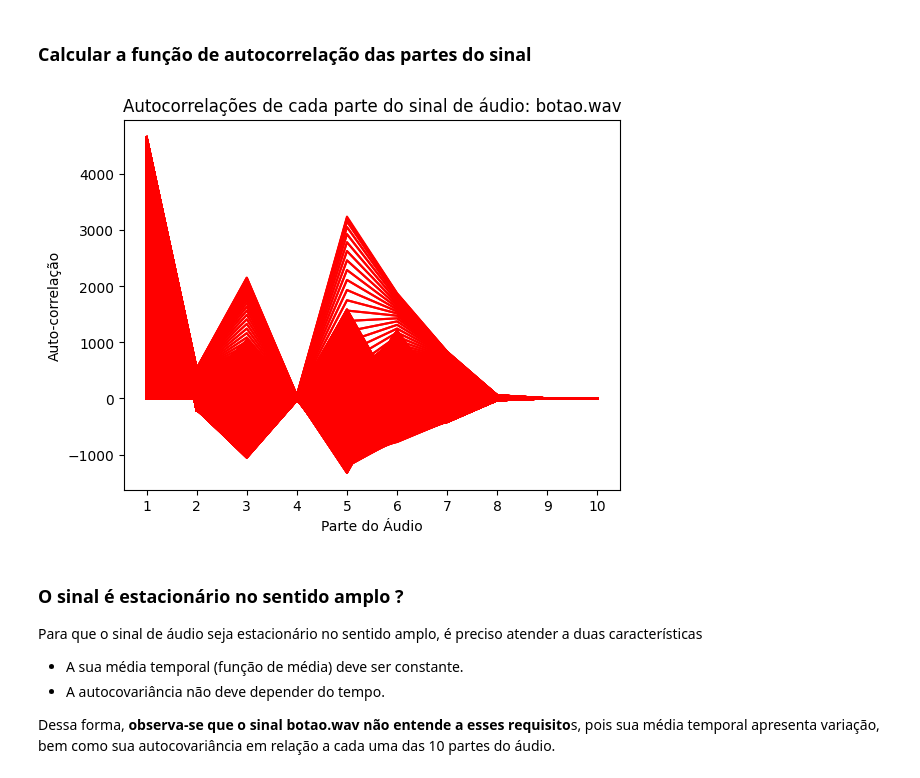
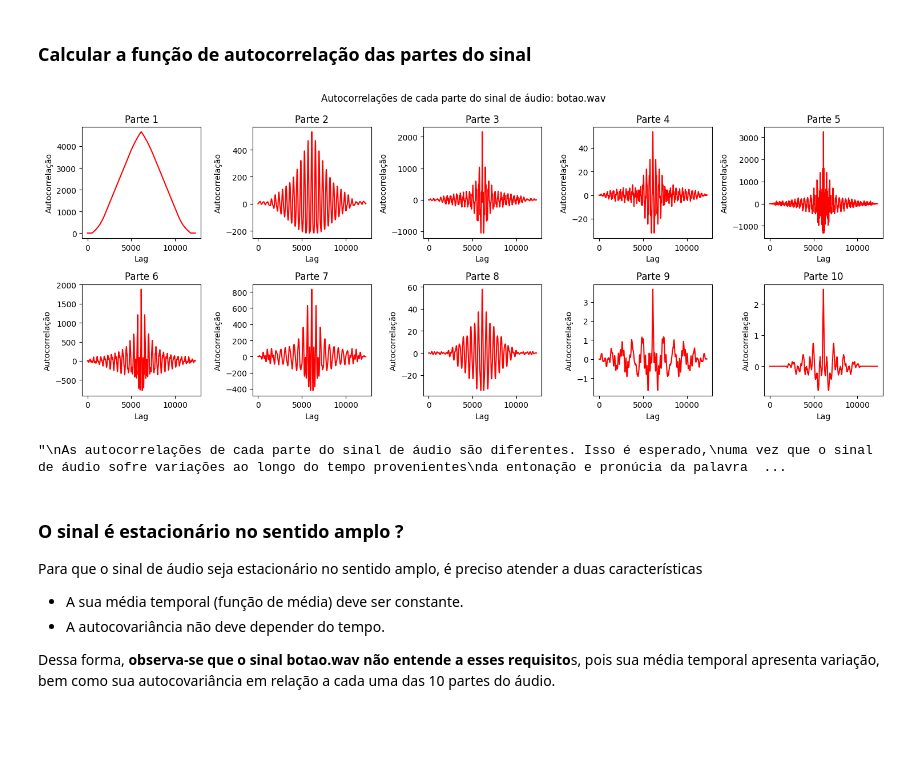
Before and after one commit to JonasFortes12/stochastic-process-audio-analysis, a Jupyter notebook: audio_analisys.ipynb, the cells around one changed output. Drawn from its saved outputs; the diff is of its cells as text; code cells hidden in the pictures; blank space fills up the shorter version.

```diff
--- a/audio_analisys.ipynb
+++ b/audio_analisys.ipynb
@@ -110,29 +153,39 @@ da entonação e pronúcia da palavra 'botão' falada no sinal de áudio.
 # %%
 autocorrelations = []
 lags = 20
 
+
+# Calcular a autocorrelação de cada parte do sinal
 for part in signal_parts:
     autocorr_part = np.correlate(part[:, 0], np.roll(part[:, 0], lags), mode='full')
     autocorrelations.append(autocorr_part)
 
 
 # Plotar as autocorrelações de cada parte do sinal
-plt.plot(range(1,11), autocorrelations, color='r')
-plt.xlabel('Parte do Áudio')
-plt.ylabel('Auto-correlação')
-plt.title('Autocorrelações de cada parte do sinal de áudio: botao.wav')
-# Definir os rótulos do eixo x
-plt.xticks(range(1, 11))
+fig, axs = plt.subplots(2, 5, figsize=(15, 6))
+fig.suptitle('Autocorrelações de cada parte do sinal de áudio: botao.wav')
+
+for i in range(len(autocorrelations)):
+    row = i // 5
+    col = i % 5
+    axs[row, col].plot(range(len(autocorrelations[i])), autocorrelations[i], color='r')
+    axs[row, col].set_title(f'Parte {i+1}')
+    axs[row, col].set_xlabel('Lag')
+    axs[row, col].set_ylabel('Autocorrelação')
+
+plt.tight_layout()
 plt.show()
+
 
 '''
 As autocorrelações de cada parte do sinal de áudio são diferentes. Isso é esperado,
 uma vez que o sinal de áudio sofre variações ao longo do tempo provenientes
 da entonação e pronúcia da palavra 'botão' falada no sinal de áudio.
 
 '''
 # %% [output]
-[figure, old version]
+[figure, new version]
+"\nAs autocorrelações de cada parte do sinal de áudio são diferentes. Isso é esperado,\numa vez que o sinal de áudio sofre variações ao longo do tempo provenientes\nda entonação e pronúcia da palavra  ...
 # %% [markdown]
 ### O sinal é estacionário no sentido amplo ?
 
```
Also changed, not shown: parts of 6 cells of this notebook.
